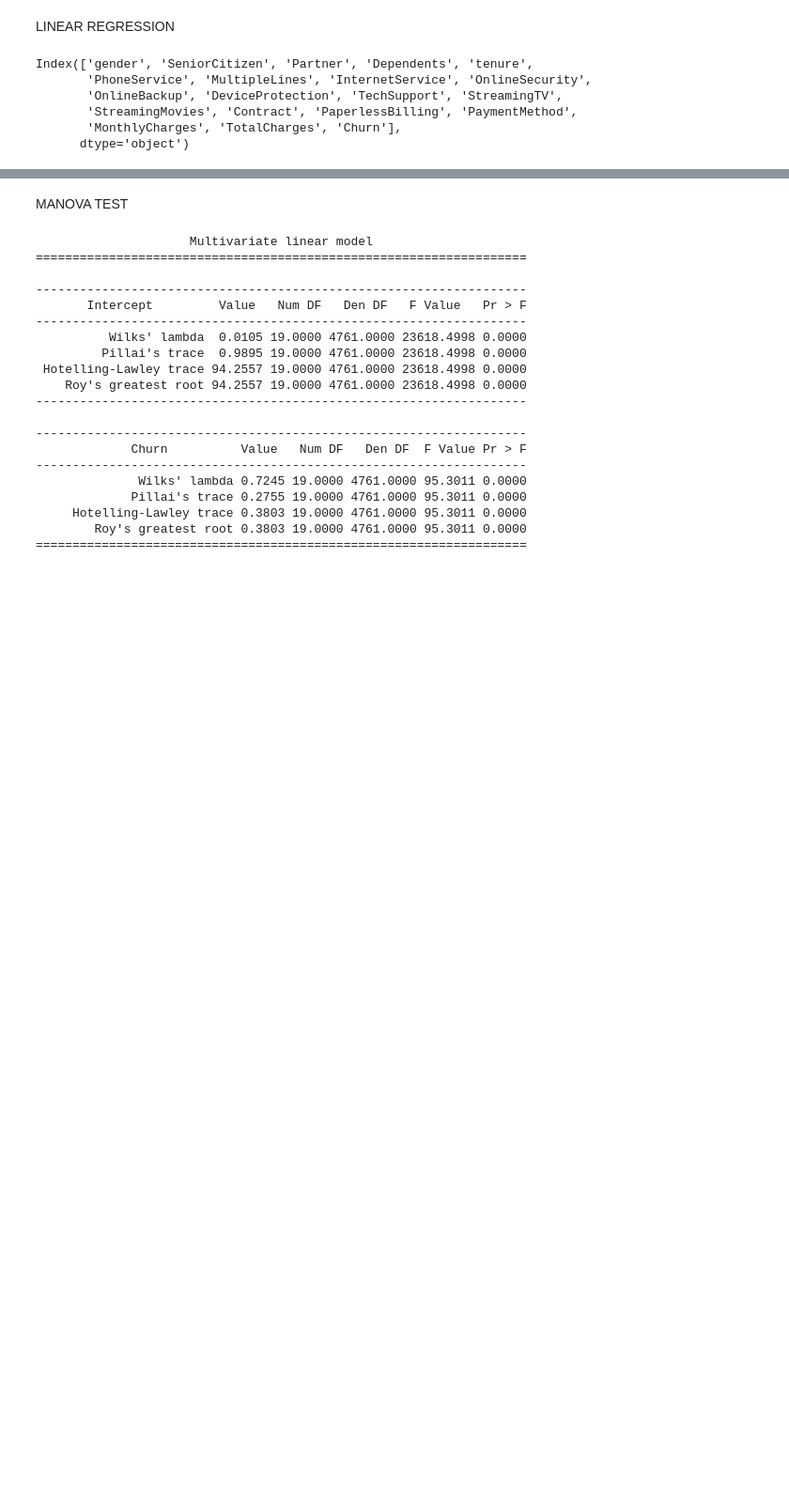
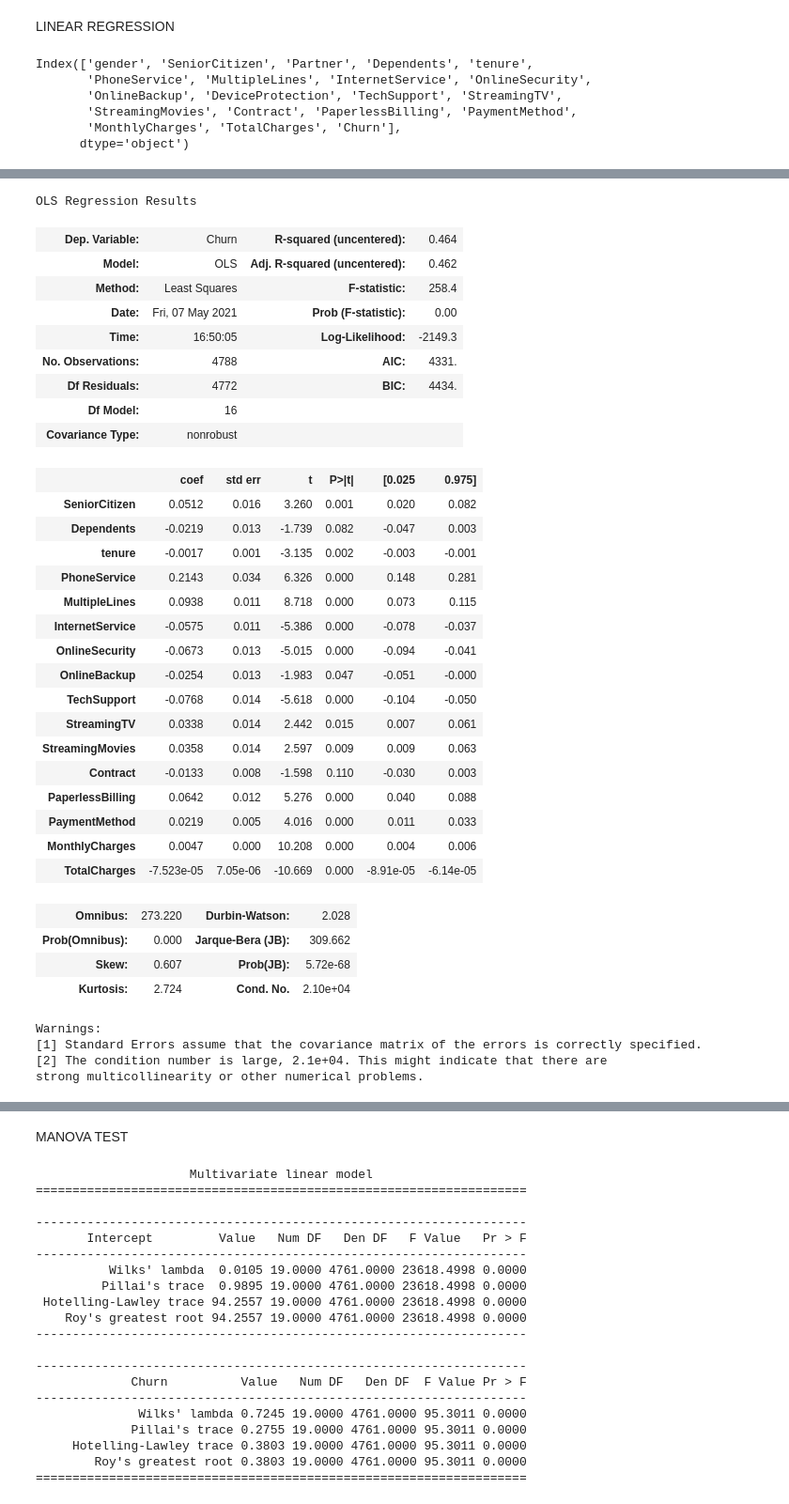
Before and after one commit to alessandropontini/DS_LAB_ECONOMICS_FOR_DS, a Jupyter notebook: main.ipynb, the cells around one changed output, grey strips where cells are left out. Shown at 94% size. Cells and saved outputs as stored; diff of their text form; code cells hidden in the pictures; blank space fills up the shorter version.

```diff
--- a/main.ipynb
+++ b/main.ipynb
@@ -158,3 +158,50 @@ Warnings:
 [1] Standard Errors assume that the covariance matrix of the errors is correctly specified.
 [2] The condition number is large, 2.11e+04. This might indicate that there are
 strong multicollinearity or other numerical problems.
+# %%
+X = train[['SeniorCitizen', 'Dependents', 'tenure','PhoneService', 'MultipleLines', 'InternetService', 'OnlineSecurity',
+       'OnlineBackup', 'TechSupport', 'StreamingTV','StreamingMovies',
+       'Contract', 'PaperlessBilling', 'PaymentMethod',
+       'MonthlyCharges', 'TotalCharges']]
+
+y = train['Churn']
+# %%
+model2 = sm.OLS(y,X).fit()
+predictions = model2.predict(X)
+model2.summary()
+# %% [output]
+OLS Regression Results
+| Dep. Variable: | Churn | R-squared (uncentered): | 0.464 |
+| Model: | OLS | Adj. R-squared (uncentered): | 0.462 |
+| Method: | Least Squares | F-statistic: | 258.4 |
+| Date: | Fri, 07 May 2021 | Prob (F-statistic): | 0.00 |
+| Time: | 16:50:05 | Log-Likelihood: | -2149.3 |
+| No. Observations: | 4788 | AIC: | 4331. |
+| Df Residuals: | 4772 | BIC: | 4434. |
+| Df Model: | 16 |  |  |
+| Covariance Type: | nonrobust |  |  |
+|  | coef | std err | t | P>|t| | [0.025 | 0.975] |
+| SeniorCitizen | 0.0512 | 0.016 | 3.260 | 0.001 | 0.020 | 0.082 |
+| Dependents | -0.0219 | 0.013 | -1.739 | 0.082 | -0.047 | 0.003 |
+| tenure | -0.0017 | 0.001 | -3.135 | 0.002 | -0.003 | -0.001 |
+| PhoneService | 0.2143 | 0.034 | 6.326 | 0.000 | 0.148 | 0.281 |
+| MultipleLines | 0.0938 | 0.011 | 8.718 | 0.000 | 0.073 | 0.115 |
+| InternetService | -0.0575 | 0.011 | -5.386 | 0.000 | -0.078 | -0.037 |
+| OnlineSecurity | -0.0673 | 0.013 | -5.015 | 0.000 | -0.094 | -0.041 |
+| OnlineBackup | -0.0254 | 0.013 | -1.983 | 0.047 | -0.051 | -0.000 |
+| TechSupport | -0.0768 | 0.014 | -5.618 | 0.000 | -0.104 | -0.050 |
+| StreamingTV | 0.0338 | 0.014 | 2.442 | 0.015 | 0.007 | 0.061 |
+| StreamingMovies | 0.0358 | 0.014 | 2.597 | 0.009 | 0.009 | 0.063 |
+| Contract | -0.0133 | 0.008 | -1.598 | 0.110 | -0.030 | 0.003 |
+| PaperlessBilling | 0.0642 | 0.012 | 5.276 | 0.000 | 0.040 | 0.088 |
+| PaymentMethod | 0.0219 | 0.005 | 4.016 | 0.000 | 0.011 | 0.033 |
+| MonthlyCharges | 0.0047 | 0.000 | 10.208 | 0.000 | 0.004 | 0.006 |
+| TotalCharges | -7.523e-05 | 7.05e-06 | -10.669 | 0.000 | -8.91e-05 | -6.14e-05 |
+| Omnibus: | 273.220 | Durbin-Watson: | 2.028 |
+| Prob(Omnibus): | 0.000 | Jarque-Bera (JB): | 309.662 |
+| Skew: | 0.607 | Prob(JB): | 5.72e-68 |
+| Kurtosis: | 2.724 | Cond. No. | 2.10e+04 |
+Warnings:
+[1] Standard Errors assume that the covariance matrix of the errors is correctly specified.
+[2] The condition number is large, 2.1e+04. This might indicate that there are
+strong multicollinearity or other numerical problems.
```
Also changed, not shown: parts of 3 cells of this notebook.
